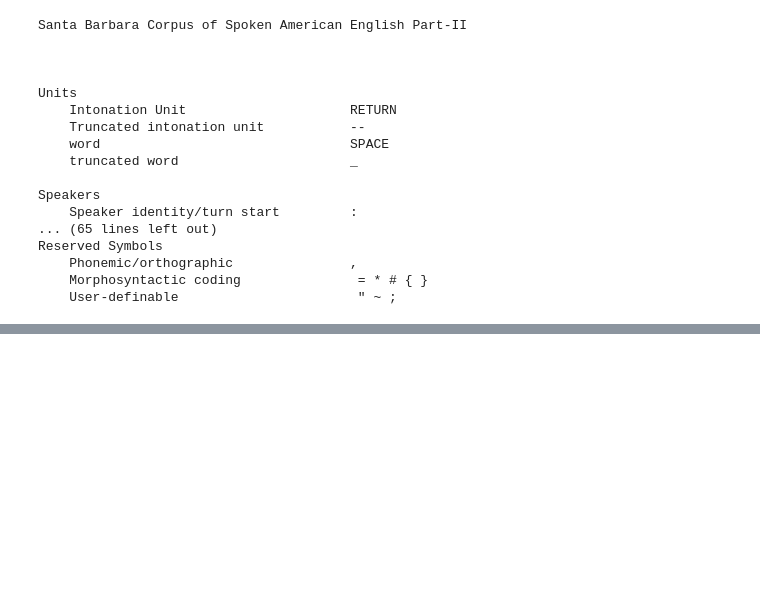
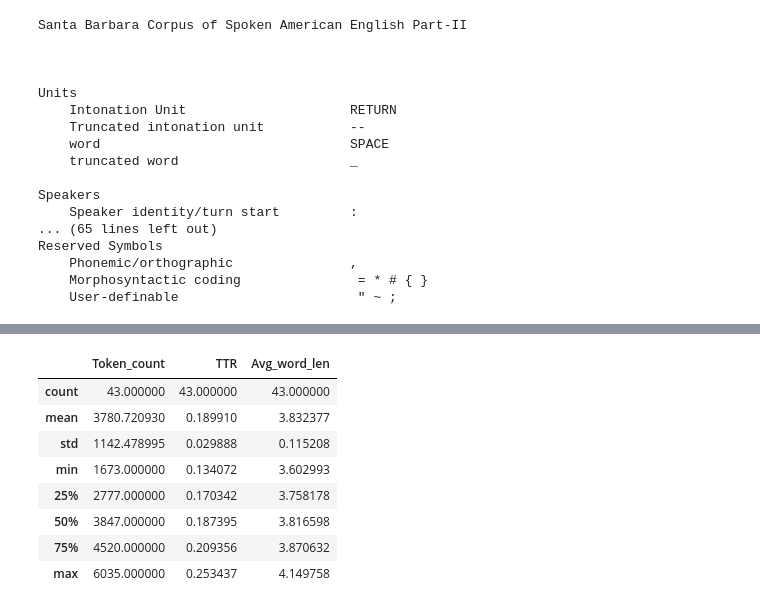
Before and after one commit to Data-Science-for-Linguists-2024/Stance-Taking, a Jupyter notebook: processing_sbcsae.ipynb, the cells around one changed output, grey strips where cells are left out. Cells and saved outputs as stored; diff of their text form; code cells hidden in the pictures; blank space fills up the shorter version.

```diff
--- a/processing_sbcsae.ipynb
+++ b/processing_sbcsae.ipynb
@@ -144,0 +181,12 @@ Reserved Symbols
+# %%
+df.describe()
+# %% [output]
+|  | Token_count | TTR | Avg_word_len |
+| count | 43.000000 | 43.000000 | 43.000000 |
+| mean | 3780.720930 | 0.189910 | 3.832377 |
+| std | 1142.478995 | 0.029888 | 0.115208 |
+| min | 1673.000000 | 0.134072 | 3.602993 |
+| 25% | 2777.000000 | 0.170342 | 3.758178 |
+| 50% | 3847.000000 | 0.187395 | 3.816598 |
+| 75% | 4520.000000 | 0.209356 | 3.870632 |
+| max | 6035.000000 | 0.253437 | 4.149758 |
```
Also changed, not shown: parts of 35 cells of this notebook, 46 other files.
